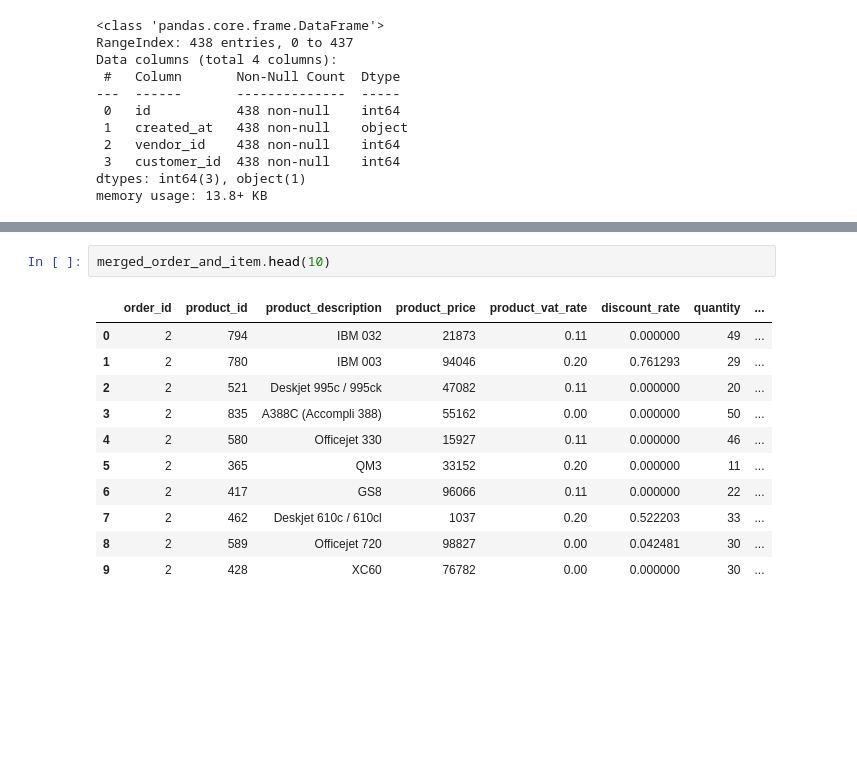
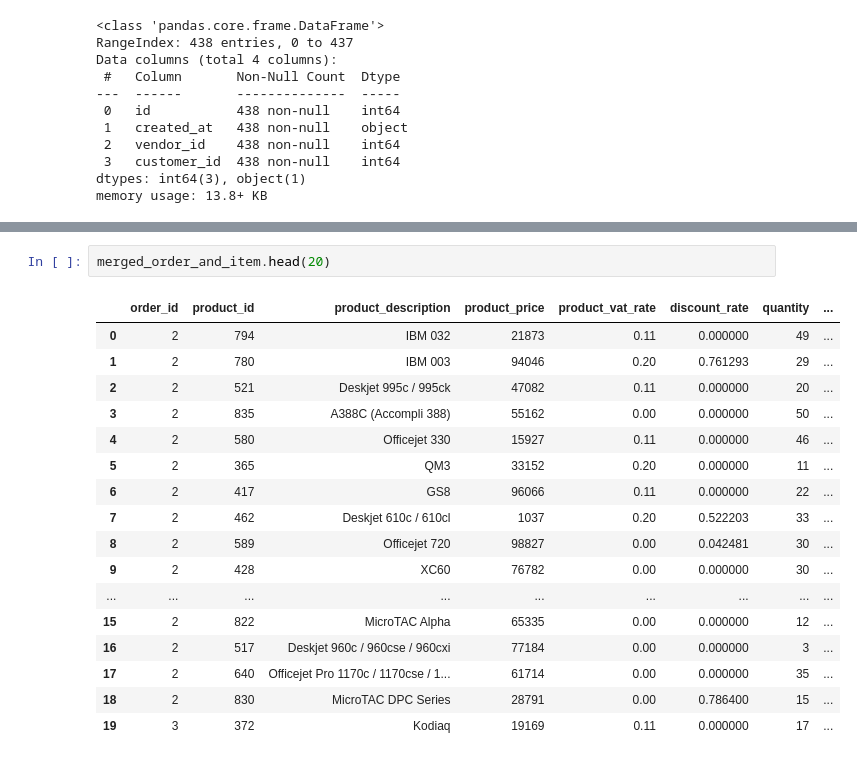
Before and after one commit to asaidomar/suade_test, a Jupyter notebook: data_analyse.ipynb, the cells around one changed output, grey strips where cells are left out. Cells and saved outputs as stored; diff of their text form; blank space fills up the shorter version.

```diff
--- a/data_analyse.ipynb
+++ b/data_analyse.ipynb
@@ -86,16 +88,22 @@ Data columns (total 15 columns):
 dtypes: float64(5), int64(8), object(2)
 memory usage: 692.4+ KB
 # %%
-merged_order_and_item.head(10)
+merged_order_and_item.head(20)
 # %% [output]
 |  | order_id | product_id | product_description | product_price | product_vat_rate | discount_rate | quantity | ... |
 | 0 | 2 | 794 | IBM 032 | 21873 | 0.11 | 0.000000 | 49 | ... |
 | 1 | 2 | 780 | IBM 003 | 94046 | 0.20 | 0.761293 | 29 | ... |
 | 2 | 2 | 521 | Deskjet 995c / 995ck | 47082 | 0.11 | 0.000000 | 20 | ... |
 | 3 | 2 | 835 | A388C (Accompli 388) | 55162 | 0.00 | 0.000000 | 50 | ... |
 | 4 | 2 | 580 | Officejet 330 | 15927 | 0.11 | 0.000000 | 46 | ... |
 | 5 | 2 | 365 | QM3 | 33152 | 0.20 | 0.000000 | 11 | ... |
 | 6 | 2 | 417 | GS8 | 96066 | 0.11 | 0.000000 | 22 | ... |
 | 7 | 2 | 462 | Deskjet 610c / 610cl | 1037 | 0.20 | 0.522203 | 33 | ... |
 | 8 | 2 | 589 | Officejet 720 | 98827 | 0.00 | 0.042481 | 30 | ... |
 | 9 | 2 | 428 | XC60 | 76782 | 0.00 | 0.000000 | 30 | ... |
+| ... | ... | ... | ... | ... | ... | ... | ... | ... |
+| 15 | 2 | 822 | MicroTAC Alpha | 65335 | 0.00 | 0.000000 | 12 | ... |
+| 16 | 2 | 517 | Deskjet 960c / 960cse / 960cxi | 77184 | 0.00 | 0.000000 | 3 | ... |
+| 17 | 2 | 640 | Officejet Pro 1170c / 1170cse / 1... | 61714 | 0.00 | 0.000000 | 35 | ... |
+| 18 | 2 | 830 | MicroTAC DPC Series | 28791 | 0.00 | 0.786400 | 15 | ... |
+| 19 | 3 | 372 | Kodiaq | 19169 | 0.11 | 0.000000 | 17 | ... |
```
Also changed, not shown: parts of 14 cells of this notebook.
